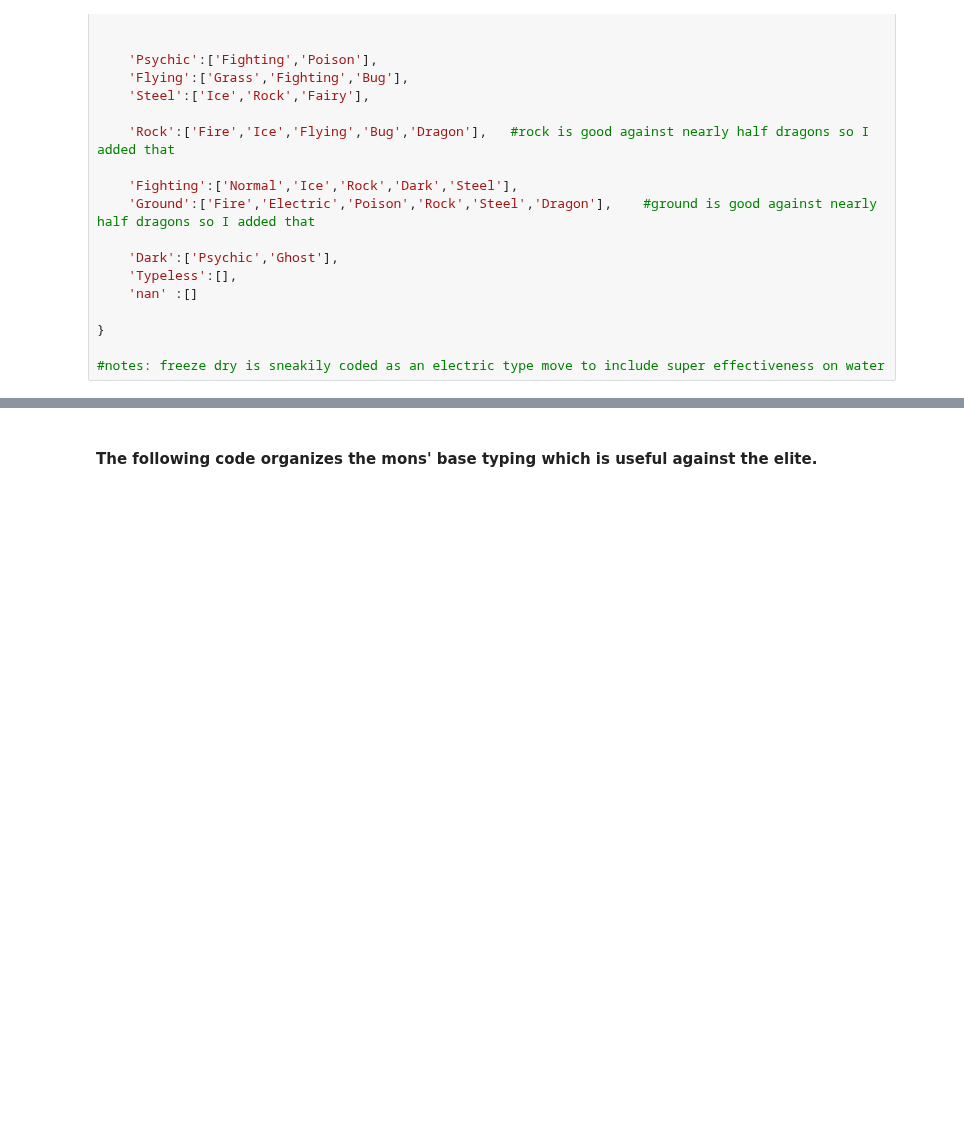
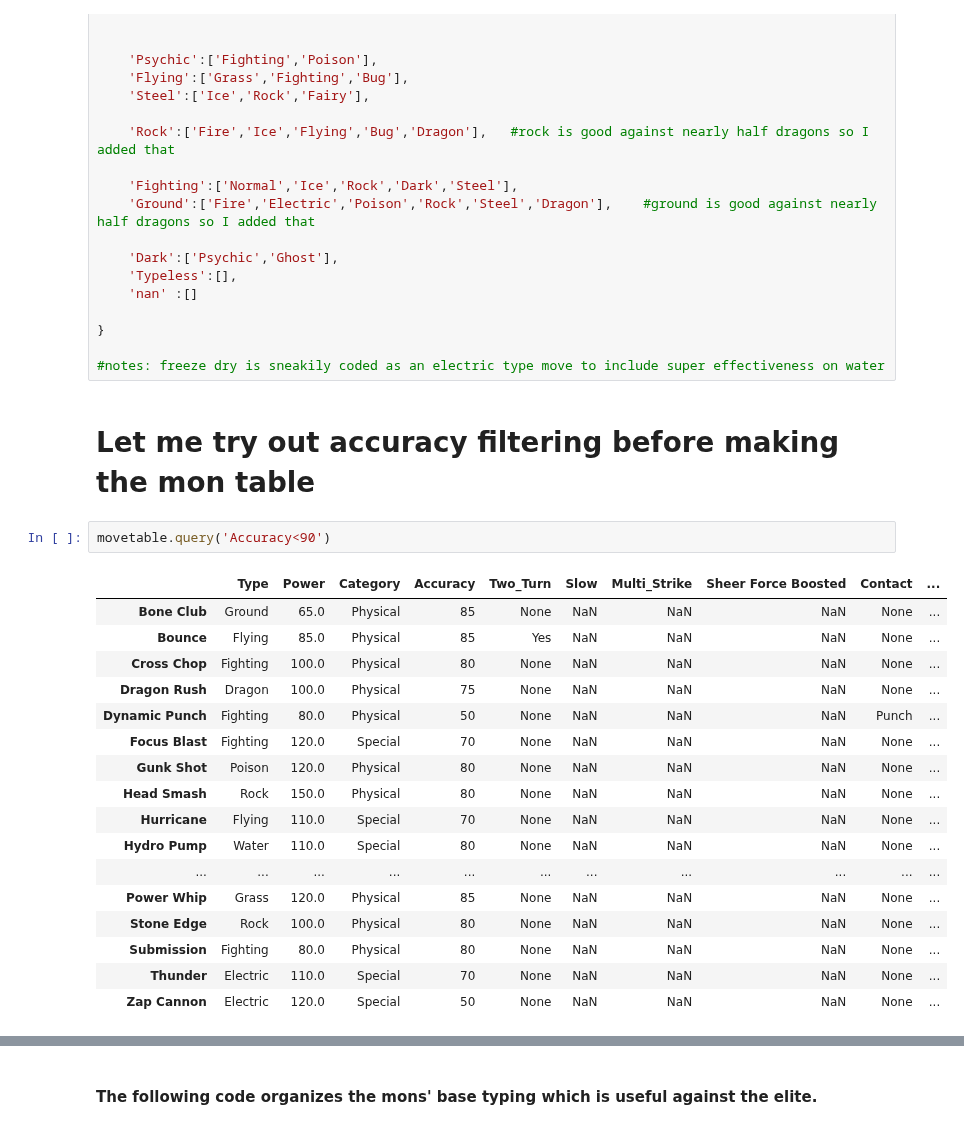
Before and after one commit to SrijanBadhya/pokemon-elite-4, a Jupyter notebook: Pokemon_at_runtime.ipynb, the cells around one changed output, grey strips where cells are left out. Saved outputs shown, nothing was run; the diff lists cells and outputs as text; blank space fills up the shorter version.

```diff
--- a/Pokemon_at_runtime.ipynb
+++ b/Pokemon_at_runtime.ipynb
@@ -175,3 +175,25 @@ Off={
 }
 
 #notes: freeze dry is sneakily coded as an electric type move to include super effectiveness on water
+# %% [markdown]
+# Let me try out accuracy filtering before making the mon table
+# %%
+movetable.query('Accuracy<90')
+# %% [output]
+|  | Type | Power | Category | Accuracy | Two_Turn | Slow | Multi_Strike | Sheer Force Boosted | Contact | ... |
+| Bone Club | Ground | 65.0 | Physical | 85 | None | NaN | NaN | NaN | None | ... |
+| Bounce | Flying | 85.0 | Physical | 85 | Yes | NaN | NaN | NaN | None | ... |
+| Cross Chop | Fighting | 100.0 | Physical | 80 | None | NaN | NaN | NaN | None | ... |
+| Dragon Rush | Dragon | 100.0 | Physical | 75 | None | NaN | NaN | NaN | None | ... |
+| Dynamic Punch | Fighting | 80.0 | Physical | 50 | None | NaN | NaN | NaN | Punch | ... |
+| Focus Blast | Fighting | 120.0 | Special | 70 | None | NaN | NaN | NaN | None | ... |
+| Gunk Shot | Poison | 120.0 | Physical | 80 | None | NaN | NaN | NaN | None | ... |
+| Head Smash | Rock | 150.0 | Physical | 80 | None | NaN | NaN | NaN | None | ... |
+| Hurricane | Flying | 110.0 | Special | 70 | None | NaN | NaN | NaN | None | ... |
+| Hydro Pump | Water | 110.0 | Special | 80 | None | NaN | NaN | NaN | None | ... |
+| ... | ... | ... | ... | ... | ... | ... | ... | ... | ... | ... |
+| Power Whip | Grass | 120.0 | Physical | 85 | None | NaN | NaN | NaN | None | ... |
+| Stone Edge | Rock | 100.0 | Physical | 80 | None | NaN | NaN | NaN | None | ... |
+| Submission | Fighting | 80.0 | Physical | 80 | None | NaN | NaN | NaN | None | ... |
+| Thunder | Electric | 110.0 | Special | 70 | None | NaN | NaN | NaN | None | ... |
+| Zap Cannon | Electric | 120.0 | Special | 50 | None | NaN | NaN | NaN | None | ... |
```
Also changed, not shown: parts of 23 cells of this notebook, 8 other files.
